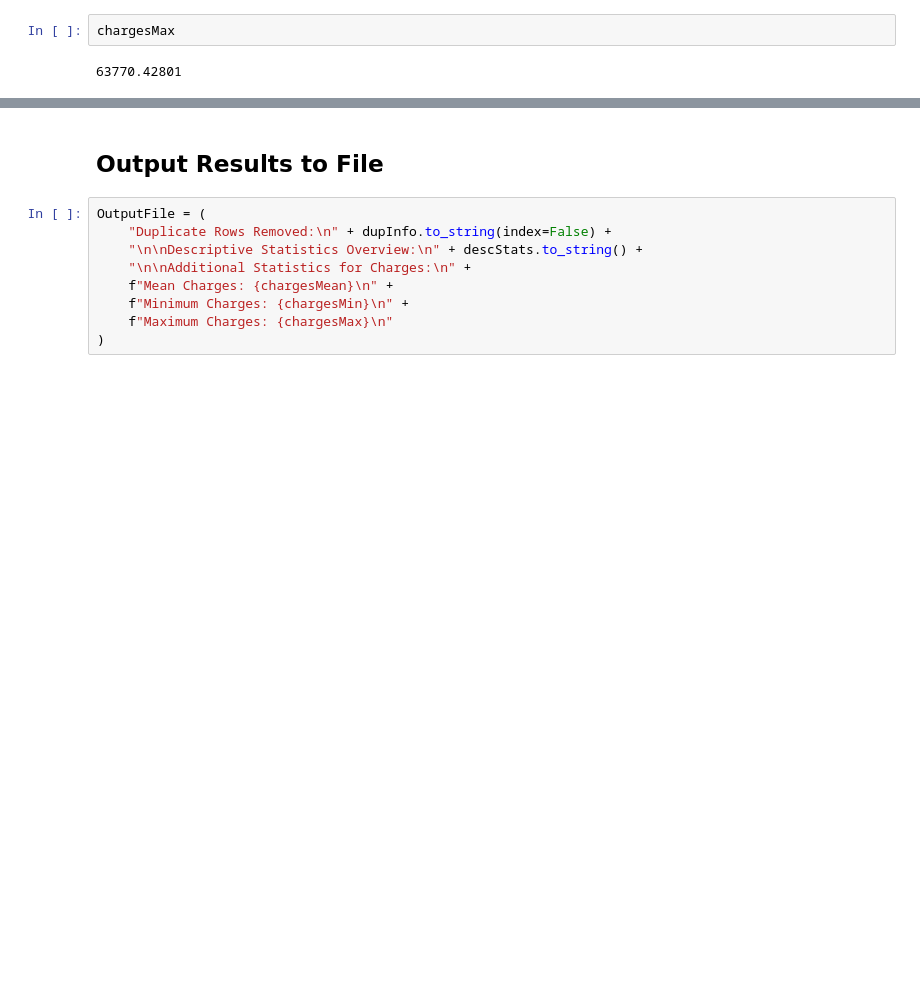
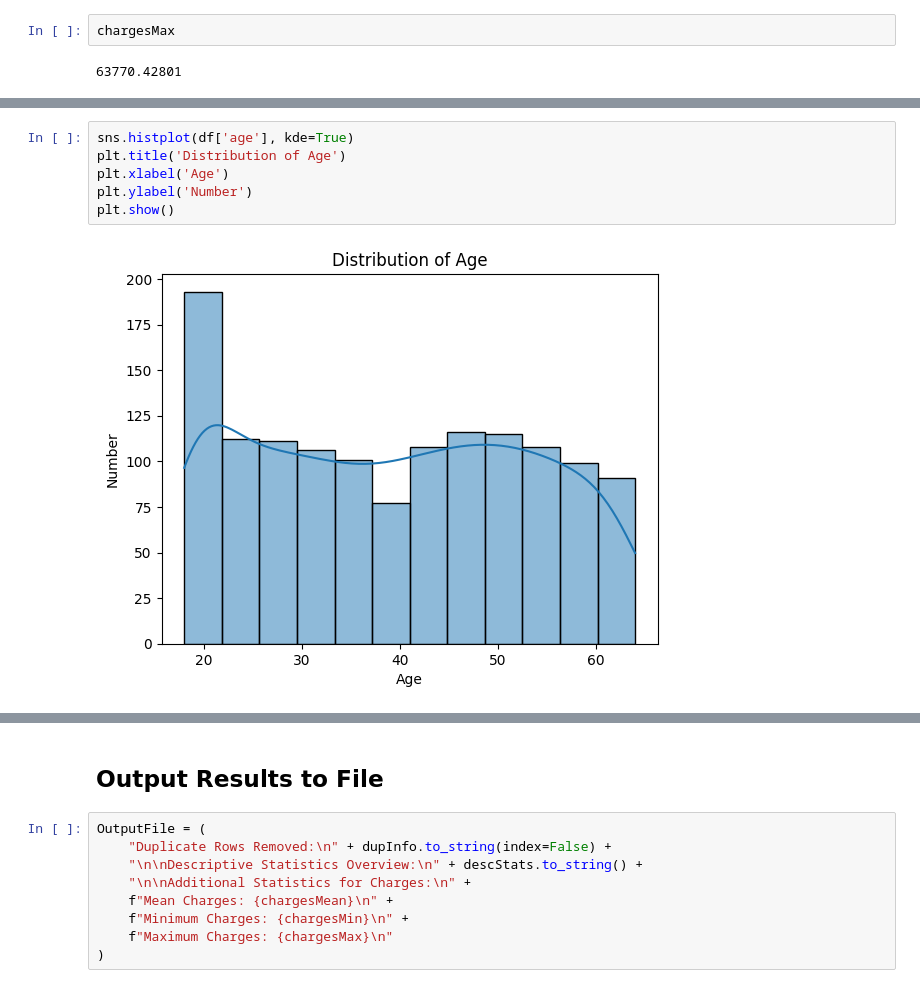
Before and after one commit to byeJohn/Health-Insurance-Prediction, a Jupyter notebook: DataCleaning.ipynb, the cells around one changed output, grey strips where cells are left out. Drawn from its saved outputs; the diff is of its cells as text; blank space fills up the shorter version.

```diff
--- a/DataCleaning.ipynb
+++ b/DataCleaning.ipynb
@@ -106,0 +119,8 @@ chargesMax
+# %%
+sns.histplot(df['age'], kde=True)
+plt.title('Distribution of Age')
+plt.xlabel('Age')
+plt.ylabel('Number')
+plt.show()
+# %% [output]
+[figure, added]
```
Also changed, not shown: parts of 17 cells of this notebook.
